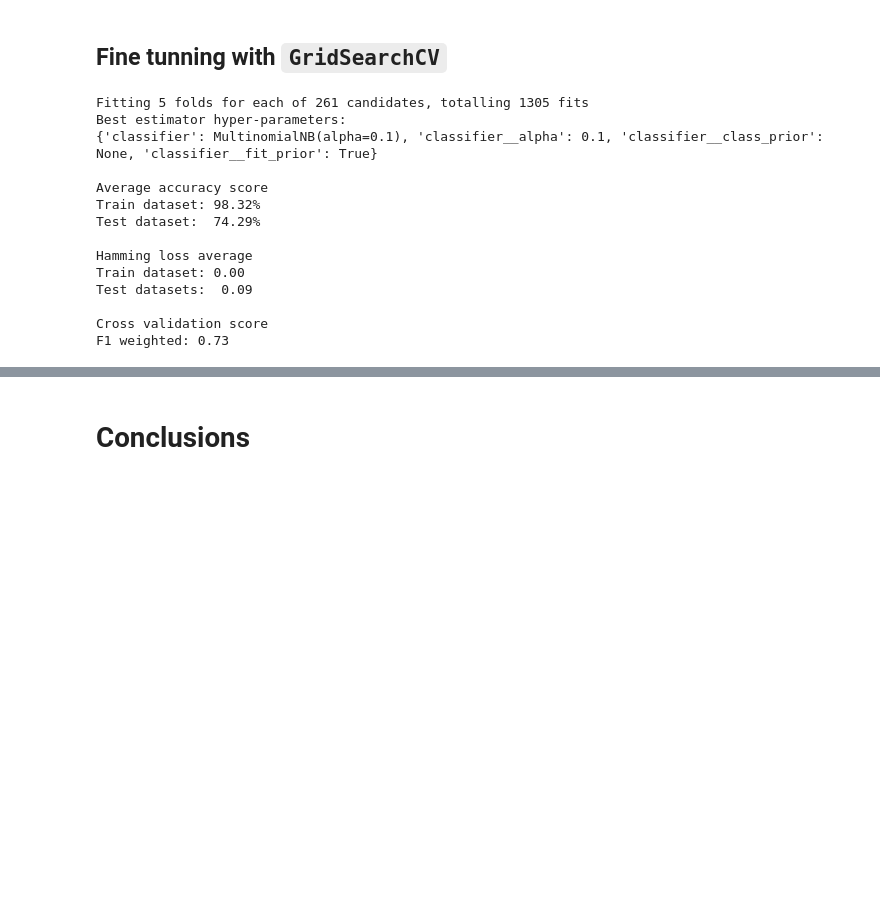
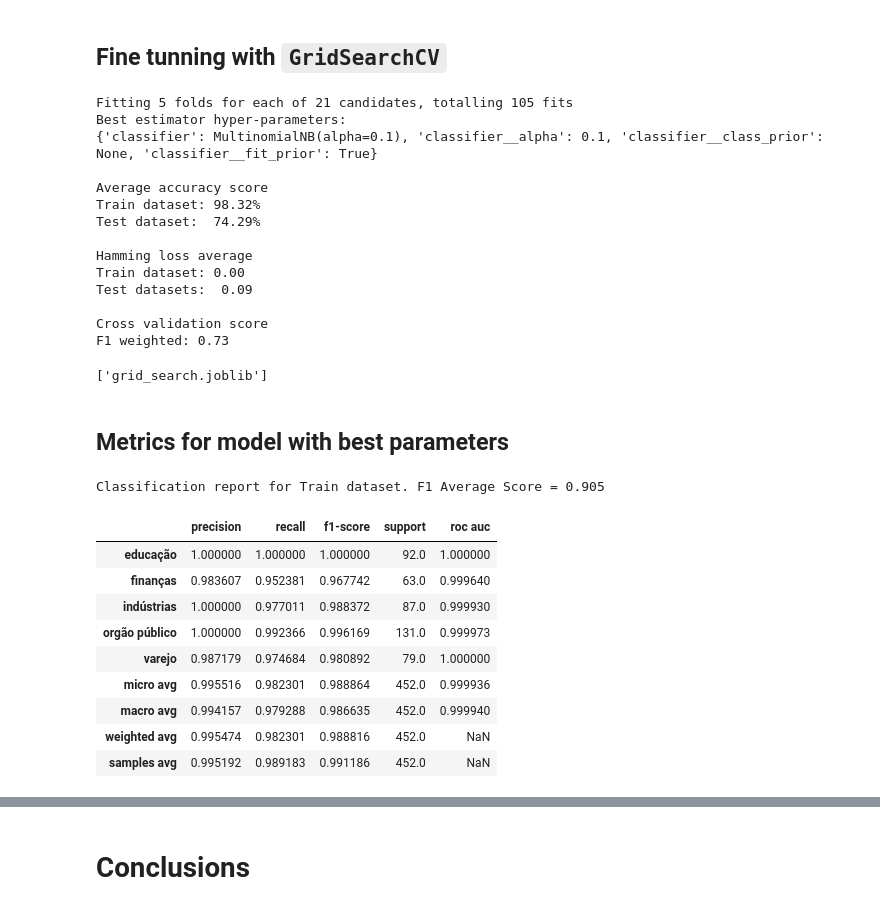
Before and after one commit to baiochi/phrases-classification, a Jupyter notebook: machine-learning.ipynb, the cells around one changed output, grey strips where cells are left out. Cells and saved outputs as stored; diff of their text form; code cells hidden in the pictures; blank space fills up the shorter version.

Commit message:
finished hyper-parameter tunning and plot confusion matrix

```diff
--- a/machine-learning.ipynb
+++ b/machine-learning.ipynb
@@ -108,12 +121,16 @@ When this happens, the evaluation of train and test metrics to verify if the mod
 - **Mean accuracy score**: mean accuracy on the given test data and labels, ranging from 0% to 100%.
 - **Hamming loss**: fraction of labels that are incorrectly predicted, ranging from 0 to 1, lower values means better score.
 # %%
+# Get portuguese stopwords
+from unidecode import unidecode
+pt_stopwords = [unidecode(word) for word in nltk.corpus.stopwords.words('portuguese')]
+
 # Instance the transformer
 from sklearn.feature_extraction.text import TfidfVectorizer
 # Convert a collection of raw documents to a matrix of TF-IDF features
 tfidf_vec = TfidfVectorizer(
     strip_accents='unicode',
-    stop_words=pt_stopwords_unidecoded,
+    stop_words=pt_stopwords,
     max_features=5000,
     max_df=0.85,)
 
@@ -151,7 +168,7 @@ print(f'Test datasets:  {hamming_loss(y_test, lr_pipeline.predict(X_test)):.2f}'
 
 # Cross validation score with F1 weighted
 from sklearn.model_selection import cross_val_score
-X_transf = tfidf_vec.fit_transform(X)
+X_transf = tfidf_vec.transform(X)
 print(f'\n{CYAN}Cross validation score{WHITE}\nF1 weighted: {cross_val_score(lr_pipeline[1], X_transf, y, cv=5, scoring="f1_weighted").mean():.2f}')
 # %% [output]
 Score for Logistic Regression
@@ -221,7 +238,7 @@ def run_pipeline(X, y, transformer, estimator, multiclass_strategy=None, show_me
         print(f'Train dataset: {hamming_loss(y_train, pipeline.predict(X_train)):.2f}')
         print(f'Test datasets:  {hamming_loss(y_test, pipeline.predict(X_test)):.2f}')
         # Cross validation score with F1 weighted
-        X_transf = tfidf_vec.fit_transform(X)
+        X_transf = tfidf_vec.transform(X)
         print(f'\n{CYAN}Cross validation score{WHITE}\nF1 weighted: {cross_val_score(pipeline[1], X_transf, y, cv=5, scoring="f1_weighted").mean():.2f}')
 
     return pipeline
@@ -743,11 +807,12 @@ parameters = [
     # Random Forest Classifier
     {
         'classifier': [RandomForestClassifier()],
-        'classifier__criterion': ['gini', 'entropy'],
-        'classifier__n_estimators': [10, 50, 100, 200],
-        'classifier__max_features': ['sqrt', 'log2', None, 100],
-        'classifier__max_depth': [None, 2, 4, 10],
-        'classifier__bootstrap': [False, True],
+        'classifier__criterion': ['entropy'],
+        'classifier__n_estimators': [800, 900, 1000, 1200],
+        'classifier__max_features': ['sqrt'],
+        'classifier__max_depth': [150, 160, 170, 180],
+        'classifier__class_weight': ['balanced'],
+        'classifier__bootstrap': [False],
     },
 ]
 
@@ -775,7 +840,7 @@ print(f'Test datasets:  {hamming_loss(y_test, grid_search.best_estimator_.predic
 # Cross validation score with F1 weighted
 print(f'\n{CYAN}Cross validation score{WHITE}\nF1 weighted: {cross_val_score(grid_search.best_estimator_, X_transf, y, cv=5, scoring="f1_weighted").mean():.2f}')
 # %% [output]
-Fitting 5 folds for each of 261 candidates, totalling 1305 fits
+Fitting 5 folds for each of 21 candidates, totalling 105 fits
 Best estimator hyper-parameters:
 {'classifier': MultinomialNB(alpha=0.1), 'classifier__alpha': 0.1, 'classifier__class_prior': None, 'classifier__fit_prior': True}
 
@@ -789,3 +854,46 @@ Test datasets:  0.09
 
 Cross validation score
 F1 weighted: 0.73
+# %%
+# Save grid search results
+joblib.dump(grid_search, 'grid_search.joblib')
+# %% [output]
+['grid_search.joblib']
+# %% [markdown]
+## Metrics for model with best parameters
+# %%
+# Predictions
+y_pred_train = grid_search.predict(X_train_transf).toarray()
+y_pred_test = grid_search.predict(X_test_transf).toarray()
+y_proba_train = grid_search.predict_proba(X_train_transf).toarray()
+y_proba_test = grid_search.predict_proba(X_test_transf).toarray()
+# Calculate metrics for train and test
+fpr_train, trp_train, roc_auc_train = multiclass_rouc_auc(y_train, y_proba_train, len(labels))
+fpr_test, trp_test, roc_auc_test = multiclass_rouc_auc(y_test, y_proba_test, len(labels))
+# Compute precision, recall and f1 score for each label, plus micro and macro average
+clf_report_train = pd.DataFrame(classification_report(y_train, y_pred_train, output_dict=True)).T
+clf_report_test = pd.DataFrame(classification_report(y_test, y_pred_test, output_dict=True)).T
+# Rename axis with labels
+clf_report_train.index = list(labels) + ['micro avg', 'macro avg', 'weighted avg', 'samples avg']
+clf_report_test.index = list(labels) + ['micro avg', 'macro avg', 'weighted avg', 'samples avg']
+# Add the ROC AUC scores computed previously
+clf_report_train['roc auc'] = list(roc_auc_train.values()) + ([np.nan] * 2)
+clf_report_test['roc auc'] = list(roc_auc_test.values()) + ([np.nan] * 2)
+# Plot ROC AUC curves
+plot_multiclass_roc_auc(fpr_train, trp_train, roc_auc_train, labels, title='Train dataset').show()
+plot_multiclass_roc_auc(fpr_test, trp_test, roc_auc_test, labels, title='Test dataset').show()
+# %%
+print(f'Classification report for Train dataset. F1 Average Score = {f1_score_train:.3f}')
+clf_report_train
+# %% [output]
+Classification report for Train dataset. F1 Average Score = 0.905
+|  | precision | recall | f1-score | support | roc auc |
+| educação | 1.000000 | 1.000000 | 1.000000 | 92.0 | 1.000000 |
+| finanças | 0.983607 | 0.952381 | 0.967742 | 63.0 | 0.999640 |
+| indústrias | 1.000000 | 0.977011 | 0.988372 | 87.0 | 0.999930 |
+| orgão público | 1.000000 | 0.992366 | 0.996169 | 131.0 | 0.999973 |
+| varejo | 0.987179 | 0.974684 | 0.980892 | 79.0 | 1.000000 |
+| micro avg | 0.995516 | 0.982301 | 0.988864 | 452.0 | 0.999936 |
+| macro avg | 0.994157 | 0.979288 | 0.986635 | 452.0 | 0.999940 |
+| weighted avg | 0.995474 | 0.982301 | 0.988816 | 452.0 | NaN |
+| samples avg | 0.995192 | 0.989183 | 0.991186 | 452.0 | NaN |
```
Also changed, not shown: parts of 23 cells of this notebook.
